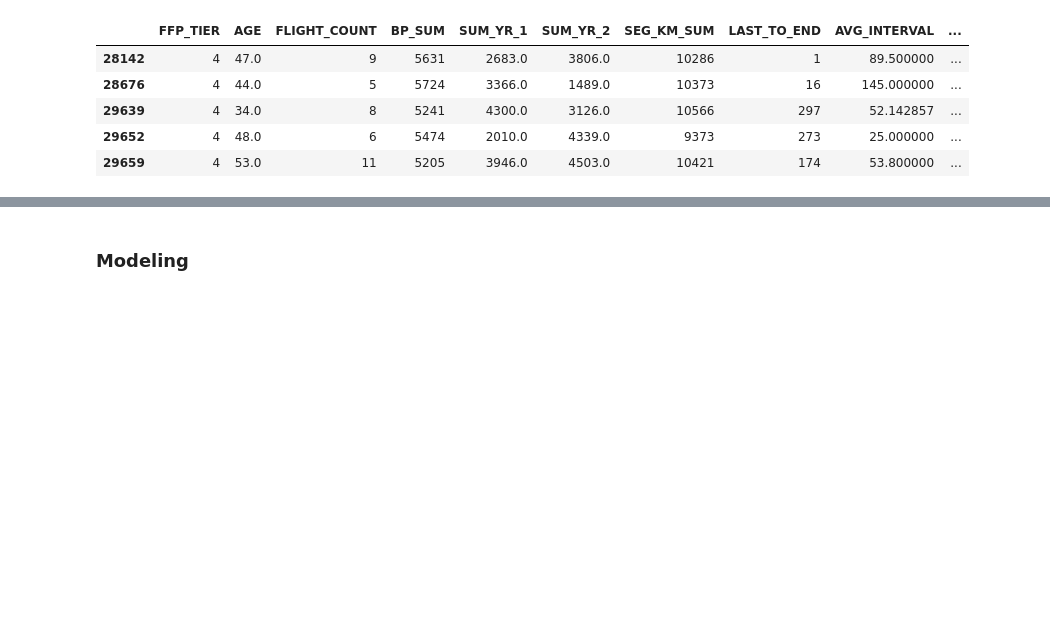
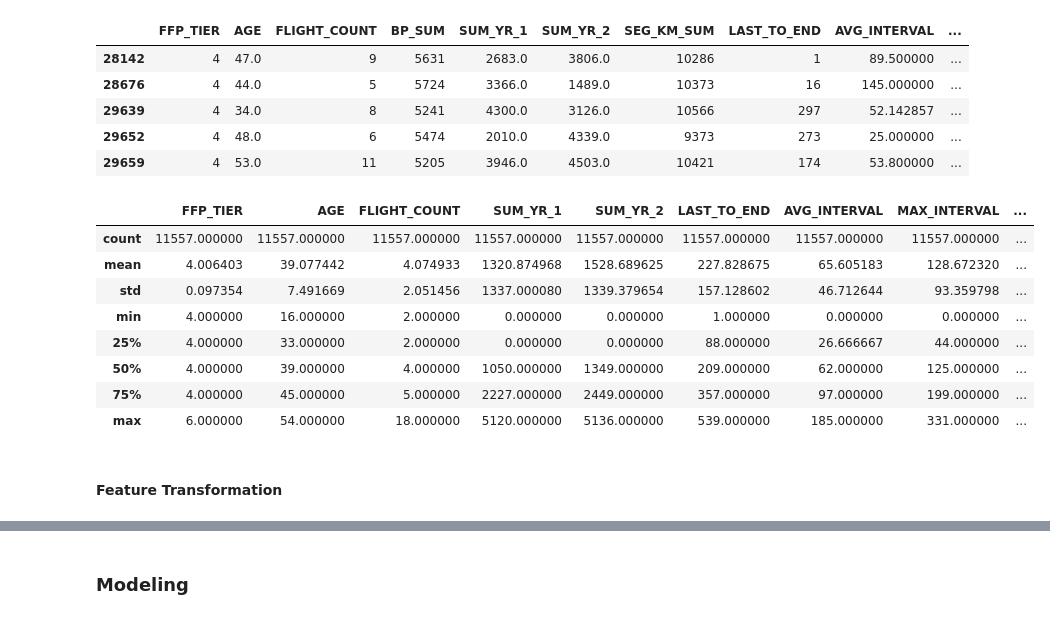
Before and after one commit to bagusatya08/K-Means-Clustering-Airline_Customer, a Jupyter notebook: clustering.ipynb, the cells around one changed output, grey strips where cells are left out. Cells and saved outputs as stored; diff of their text form; code cells hidden in the pictures; blank space fills up the shorter version.

```diff
--- a/clustering.ipynb
+++ b/clustering.ipynb
@@ -751,3 +759,17 @@ data_used.head()
 | 29639 | 4 | 34.0 | 8 | 5241 | 4300.0 | 3126.0 | 10566 | 297 | 52.142857 | ... |
 | 29652 | 4 | 48.0 | 6 | 5474 | 2010.0 | 4339.0 | 9373 | 273 | 25.000000 | ... |
 | 29659 | 4 | 53.0 | 11 | 5205 | 3946.0 | 4503.0 | 10421 | 174 | 53.800000 | ... |
+# %%
+data_used.describe()
+# %% [output]
+|  | FFP_TIER | AGE | FLIGHT_COUNT | SUM_YR_1 | SUM_YR_2 | LAST_TO_END | AVG_INTERVAL | MAX_INTERVAL | ... |
+| count | 11557.000000 | 11557.000000 | 11557.000000 | 11557.000000 | 11557.000000 | 11557.000000 | 11557.000000 | 11557.000000 | ... |
+| mean | 4.006403 | 39.077442 | 4.074933 | 1320.874968 | 1528.689625 | 227.828675 | 65.605183 | 128.672320 | ... |
+| std | 0.097354 | 7.491669 | 2.051456 | 1337.000080 | 1339.379654 | 157.128602 | 46.712644 | 93.359798 | ... |
+| min | 4.000000 | 16.000000 | 2.000000 | 0.000000 | 0.000000 | 1.000000 | 0.000000 | 0.000000 | ... |
+| 25% | 4.000000 | 33.000000 | 2.000000 | 0.000000 | 0.000000 | 88.000000 | 26.666667 | 44.000000 | ... |
+| 50% | 4.000000 | 39.000000 | 4.000000 | 1050.000000 | 1349.000000 | 209.000000 | 62.000000 | 125.000000 | ... |
+| 75% | 4.000000 | 45.000000 | 5.000000 | 2227.000000 | 2449.000000 | 357.000000 | 97.000000 | 199.000000 | ... |
+| max | 6.000000 | 54.000000 | 18.000000 | 5120.000000 | 5136.000000 | 539.000000 | 185.000000 | 331.000000 | ... |
+# %% [markdown]
+#### Feature Transformation
```
Also changed, not shown: parts of 36 cells of this notebook.
